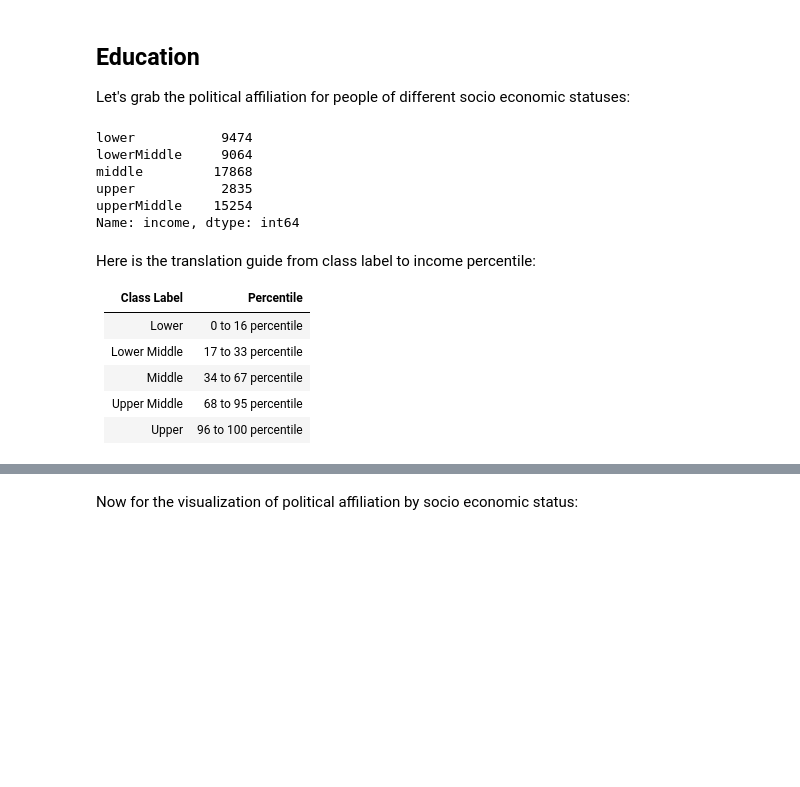
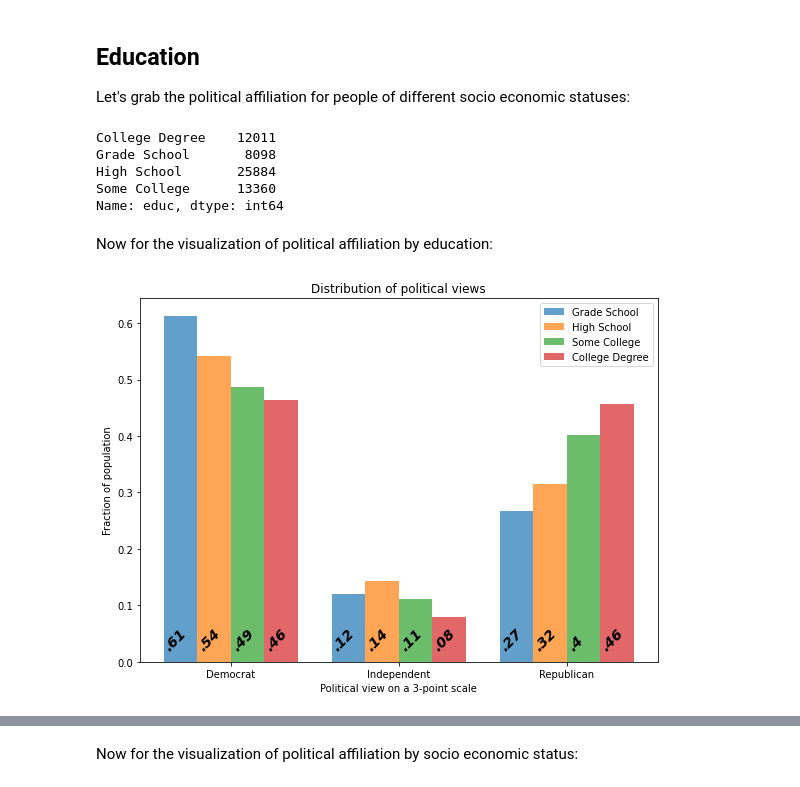
Before and after one commit to mstites/parentPoliticalCorr, a Jupyter notebook: project.ipynb, the cells around one changed output, grey strips where cells are left out. Drawn from its saved outputs; the diff is of its cells as text; code cells hidden in the pictures; blank space fills up the shorter version.

```diff
--- a/project.ipynb
+++ b/project.ipynb
@@ -597,21 +599,10 @@ decorate(xlabel='Political view on a 3-point scale', ylabel='Fraction of populat
 
 Let's grab the political affiliation for people of different socio economic statuses:
 # %%
-values(income)
+values(educ)
 # %% [output]
-lower           9474
-lowerMiddle     9064
-middle         17868
-upper           2835
-upperMiddle    15254
-Name: income, dtype: int64
+College Degree    12011
+Grade School       8098
+High School       25884
+Some College      13360
+Name: educ, dtype: int64
-# %% [markdown]
-Here is the translation guide from class label to income percentile:
-
-Class Label | Percentile
---- | ---
-Lower | 0 to 16 percentile
-Lower Middle | 17 to 33 percentile
-Middle | 34 to 67 percentile
-Upper Middle | 68 to 95 percentile
-Upper | 96 to 100 percentile
@@ -632,0 +609,19 @@ upper.name = 'Upper'
+# %%
+grade = data[data['educ']=='Grade School']['pol']
+grade.name = 'Grade School'
+
+high = data[data['educ']=='High School']['pol']
+high.name = 'High School'
+
+someCollege = data[data['educ']=='Some College']['pol']
+someCollege.name = 'Some College'
+
+college = data[data['educ']=='College Degree']['pol']
+college.name = 'College Degree'
+# %% [markdown]
+Now for the visualization of political affiliation by education:
+# %%
+pmfComparison([grade, high, someCollege, college], tick_label = ['Democrat', 'Independent', 'Republican'], fontsize=14, xOffset=0.09)
+decorate(xlabel='Political view on a 3-point scale', ylabel='Fraction of population', title='Distribution of political views')
+# %% [output]
+[figure, added]
```
Also changed, not shown: parts of 27 cells of this notebook.
